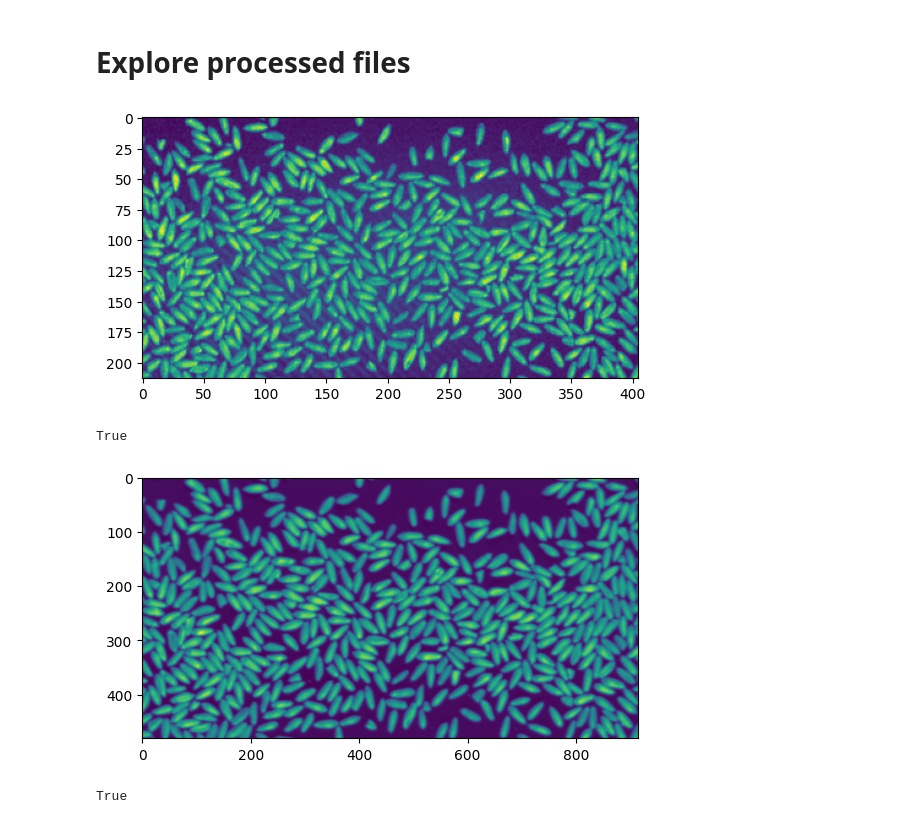
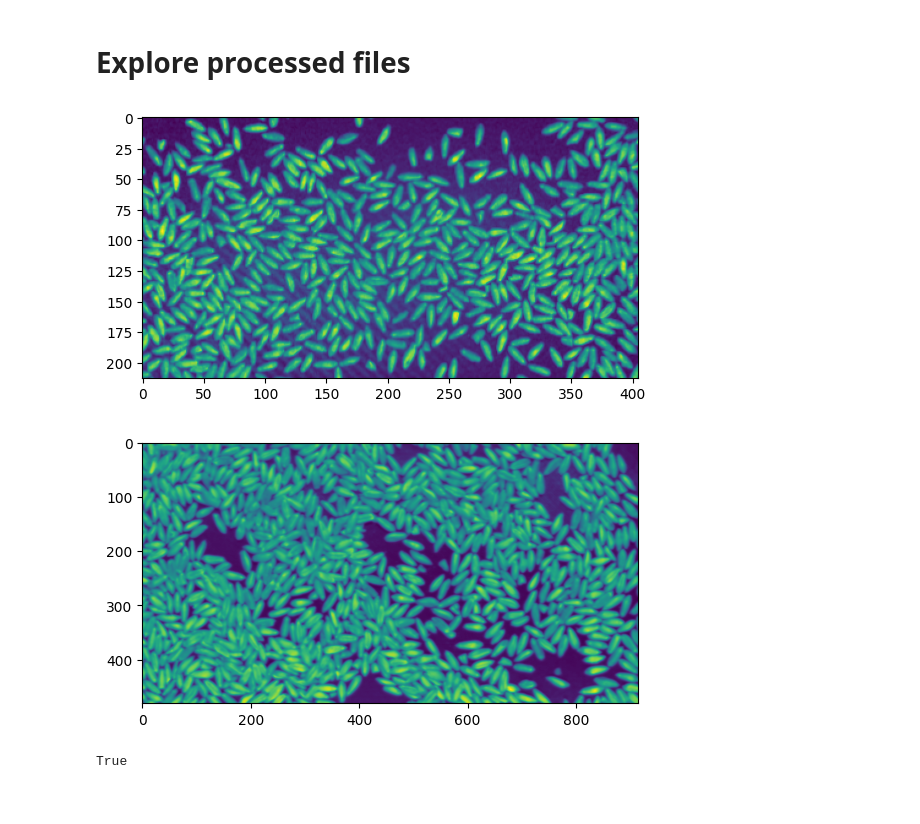
Before and after one commit to amar-music/hyperspectral-snapshot-upscaling, a Jupyter notebook: explore.ipynb, the cells around one changed output. Cells and saved outputs as stored; diff of their text form; code cells hidden in the pictures.

```diff
--- a/explore.ipynb
+++ b/explore.ipynb
@@ -147,8 +147,8 @@ from preprocessing import preprocessSnapshot
 import matplotlib.pyplot as plt
 
 # Specify paths
-ss_path = "data/Snapshot/spelt_l_processed/spelt3/"
-# ss_path = "data/Snapshot/align_processed/align/"
+ss_path = "data/Snapshot/spelt_s3/"
+# ss_path = "calibrations/Snapshot/spelt_processed/spelt1/"
 ss_mtx_path = 'data/Snapshot/2D/snapshot_matrix.npy'
 ss_dist_path = 'data/Snapshot/2D/snapshot_dist.npy'
 
@@ -165,16 +165,15 @@ plt.show()
 
 # Save as b&w image
 import cv2 as cv
-cv.imwrite("data/Processed/sstest2.jpg", ss_img[:, :, 3] * 255)
+# cv.imwrite("data/Processed/sstest.jpg", ss_img[:, :, 10] * 255)
 # %% [output]
 [figure]
-True
 # %%
 from preprocessing import preprocessFullHSI
 import matplotlib.pyplot as plt
 
 # Load 1 hdf5 file as test
-hdf5_files = 'data/FX10/spelt3_l.hdf5'
+hdf5_files = 'data/FX10/spelt_m1.hdf5'
 
 # Specify camera calibration files
 mtx_path = 'data/FX10/2D/hrHSI_matrix.npy'
@@ -187,33 +186,33 @@ ss_wavelengths = [667, 679, 691, 703, 715,
                   787, 799, 811, 823, 835,
                   847, 859, 871, 883, 895,
                   907, 919, 931, 943]
 
 
 # Set offsets and rotations
 x_off = (104, 1019)   # Full: (0, 1084)
 y_off = (189, 720)   # Full: (0, 1015)
 rot = -0.2
 shear = 0.017
 
 # Load and preprocess file
 hr_file = preprocessFullHSI(path_to_hdf5=hdf5_files,
                             mtx_path=mtx_path,
                             dist_path=dist_path,
                             x_off=x_off,
                             y_off=y_off,
                             rot=rot,
                             shear=shear,
                             ss_shape=ss_shape,
                             ss_wavelengths=ss_wavelengths)
 hr_img = hr_file[0]
 hr_wavelengths = hr_file[1]
 
 plt.imshow(hr_img[:, :, 3])
 plt.show()
 
 # Save as b&w image
 import cv2 as cv
-cv.imwrite("data/Processed/hrtest.jpg", hr_img[:, :, 3] * 255)
+cv.imwrite("data/Processed/hrtest.jpg", hr_img[:, :, 10] * 255)
 # %% [output]
-[figure, old version]
+[figure, new version]
 True
```
Also changed, not shown: parts of 3 cells of this notebook, 1 other file.
